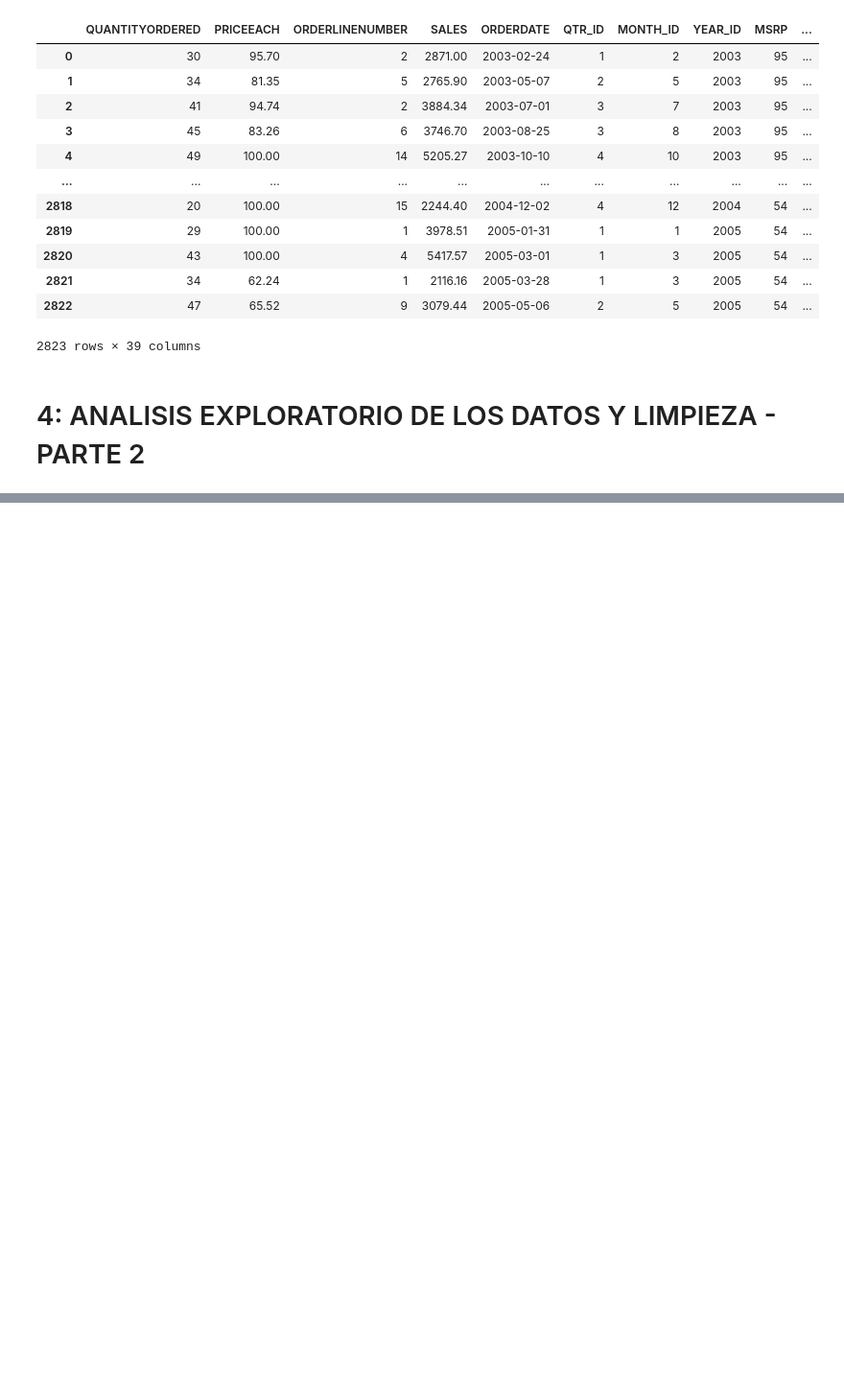
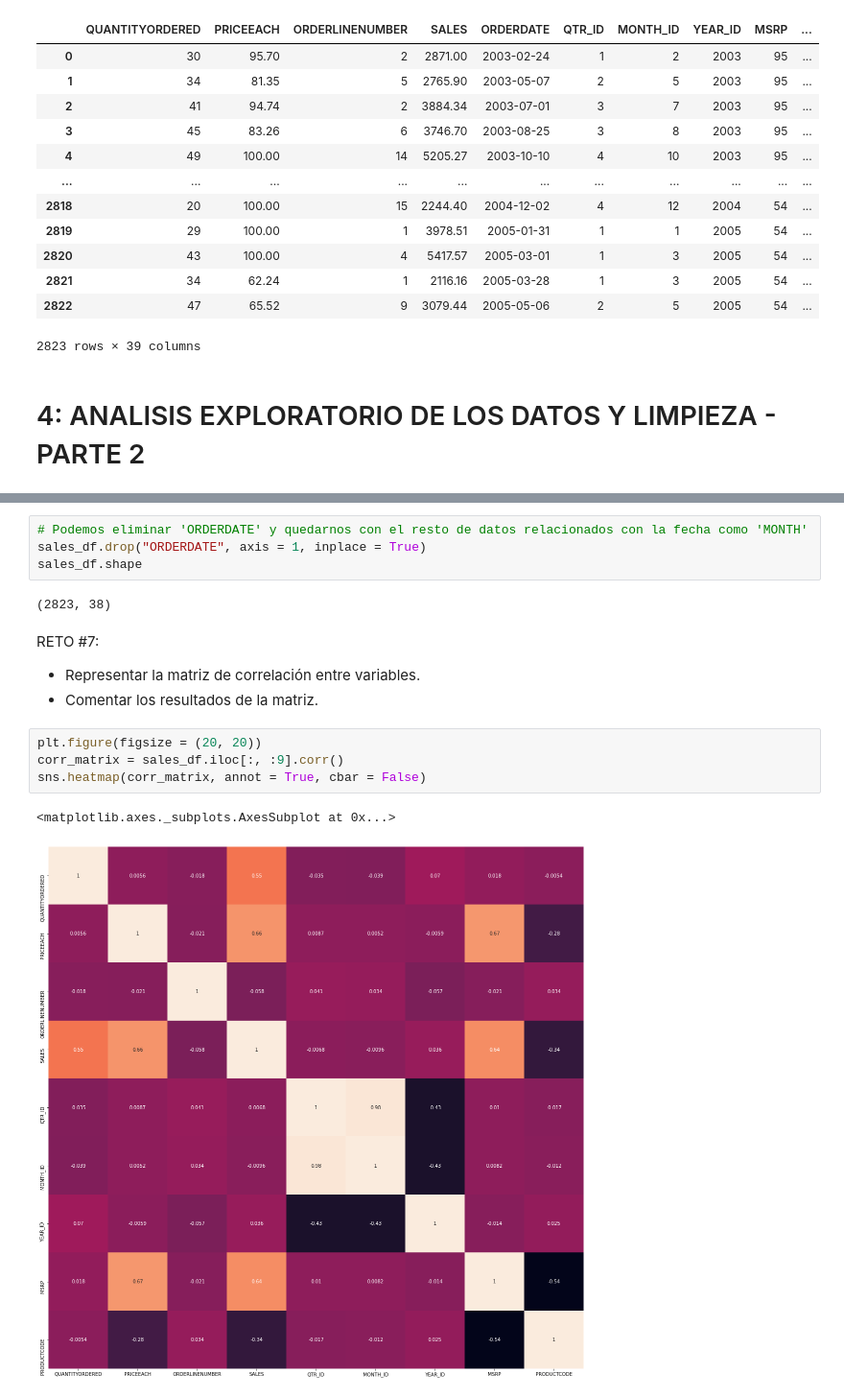
Before and after one commit to sergioarnold87/Marketing-Inteligencia_Artificial, a Jupyter notebook: Marketing_I_A.ipynb, the cells around one changed output, grey strips where cells are left out. Shown at 96% size. Cells and saved outputs as stored; diff of their text form; blank space fills up the shorter version.

Commit message:
visualizar relacion entre variables

```diff
--- a/Marketing_I_A.ipynb
+++ b/Marketing_I_A.ipynb
@@ -400,0 +429,17 @@ sales_df
+# %%
+# Podemos eliminar 'ORDERDATE' y quedarnos con el resto de datos relacionados con la fecha como 'MONTH'
+sales_df.drop("ORDERDATE", axis = 1, inplace = True)
+sales_df.shape
+# %% [output]
+(2823, 38)
+# %% [markdown]
+RETO #7:
+- Representar la matriz de correlación entre variables.
+- Comentar los resultados de la matriz.
+# %%
+plt.figure(figsize = (20, 20))
+corr_matrix = sales_df.iloc[:, :9].corr()
+sns.heatmap(corr_matrix, annot = True, cbar = False)
+# %% [output]
+<matplotlib.axes._subplots.AxesSubplot at 0x...>
+[figure, added]
```
Also changed, not shown: parts of 6 cells of this notebook.
